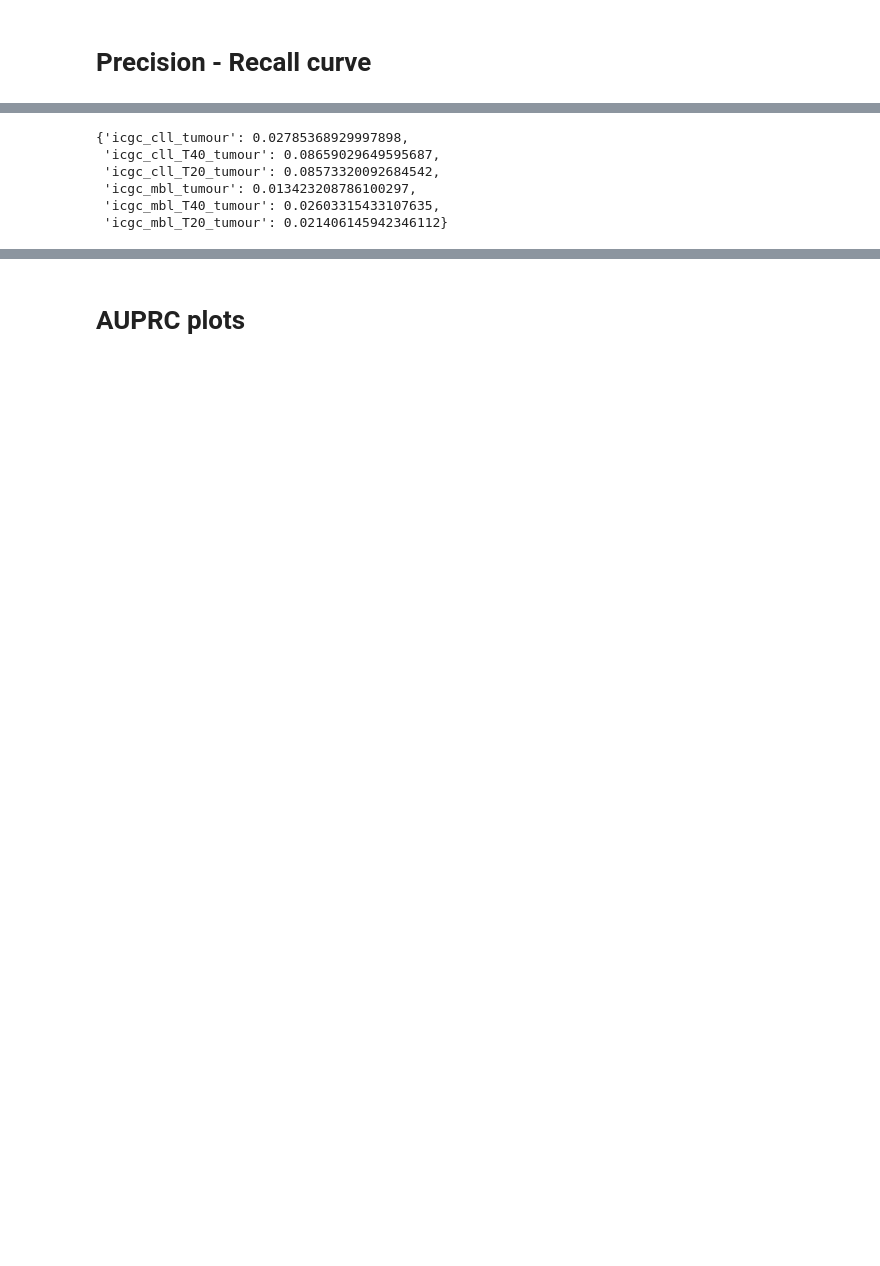
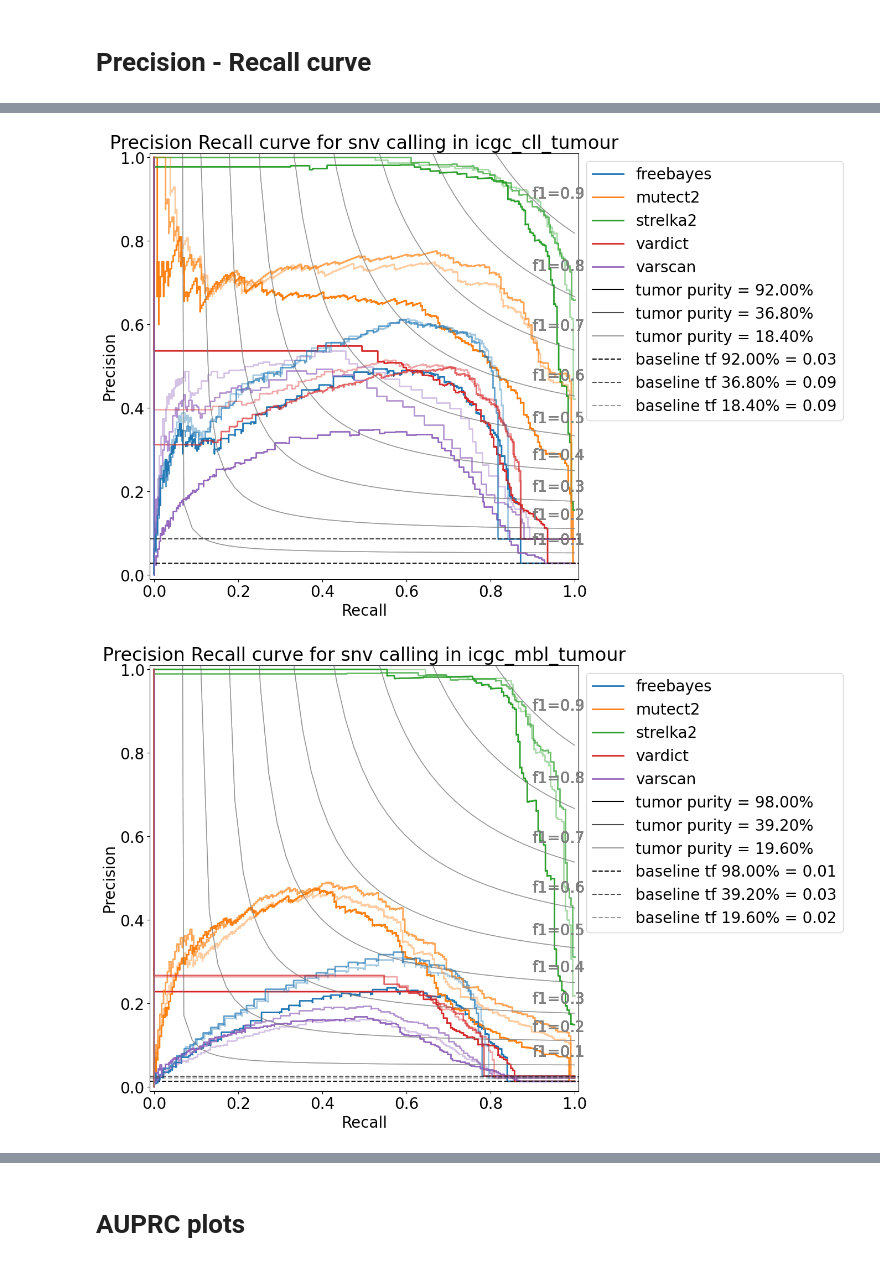
Before and after one commit to hanaecarrie/cfdna_snv_benchmark, a Jupyter notebook: notebooks/tissue_biopsy_benchmark.ipynb, the cells around one changed output, grey strips where cells are left out. Drawn from its saved outputs; the diff is of its cells as text; code cells hidden in the pictures; blank space fills up the shorter version.

Commit message:
[refrac]: present results benchamrk tissue

```diff
--- a/notebooks/tissue_biopsy_benchmark.ipynb
+++ b/notebooks/tissue_biopsy_benchmark.ipynb
@@ -29,10 +32,10 @@ Current working directory: /Users/hanae/Repositories/cfdna_snv_benchmark
 config = Config("config/", "config_viz.yaml")
 set_display_params(config)
 
-fraction_list = ['', '_T40', '_T20'] # tumor purity 100%, 40% and 20%
-f_list = [1, 0.4, 0.2]
-samples = ['icgc_cll_tumour' , 'icgc_mbl_tumour']
-purity_dict = {'icgc_cll_tumour': 0.92,  'icgc_mbl_tumour': 0.98} # source: Weitai
 color_dict = {config.methods[i]: config.colors[i] for i in range(len(config.methods))}
+alpha_dict = dict(zip(config.tissuebenchmark.fractions, [1-i*0.3 for i in range(len(config.tissuebenchmark.fractions))]))
+
+print(color_dict)
+print(alpha_dict)
 # %% [output]
 <utils.config.Config object at 0x...>
@@ -38,0 +44,4 @@ color_dict = {config.methods[i]: config.colors[i] for i in range(len(config.meth
+# %%
+df_table = get_call_table_tissue(config)
+print(df_table.shape)
+df_table.head()
@@ -114,9 +74,32 @@ Index: []
-# %%
-baseline_dict
-# %% [output]
-{'icgc_cll_tumour': 0.02785368929997898,
- 'icgc_cll_T40_tumour': 0.08659029649595687,
- 'icgc_cll_T20_tumour': 0.08573320092684542,
- 'icgc_mbl_tumour': 0.013423208786100297,
- 'icgc_mbl_T40_tumour': 0.02603315433107635,
- 'icgc_mbl_T20_tumour': 0.021406145942346112}
+# %%
+for muttype in config.muttype:
+    for i, sample in enumerate(config.tissuebenchmark.samples):
+        fig, ax = plt.subplots(figsize=(10,10))
+        baseline_dict = {}
+        for f in config.tissuebenchmark.fractions:
+            for method in config.tissuebenchmark.methods:
+                #print(muttype, sample, f, method)
+                vcf_sample = df_table[(df_table['sample'] == sample) & (df_table['mutation type'] == muttype) & (df_table['purity'] == round(config.tissuebenchmark.purities[i]*f, 2))]
+                df_sample_method = vcf_sample[[method+'_score', 'TRUTH']]
+                df_sample_method[method + '_score'].fillna(0, inplace=True)
+                precision, recall, thresholds = precision_recall_curve(df_sample_method['TRUTH'], df_sample_method[method + '_score'])
+                f1 = f1_score(vcf_sample['TRUTH'], vcf_sample[method])
+                estimator_name = method if f == 1 else ''
+                plot_pr_curve(precision, recall, estimator_name=estimator_name, f1_score=None, figax=(fig, ax), kwargs={'color':color_dict[method], 'alpha':alpha_dict[f], 'lw':2})
+                baseline_dict[f] = len(vcf_sample['TRUTH'][vcf_sample['TRUTH']])/len(vcf_sample['TRUTH'])
+            plt.axhline(y=baseline_dict[f], c='k', ls='--', alpha=alpha_dict[f])
+        handles, labels = plt.gca().get_legend_handles_labels()
+        list_lines = [Line2D([0], [0], color='black', alpha=alpha_dict[f], label='tumor purity = {:.2f}%'.format(round(100*config.tissuebenchmark.purities[i]*f, 2))) for f in config.tissuebenchmark.fractions]
+        legend_list = handles + list_lines + [Line2D([0], [0], color='black', ls='--', alpha=alpha_dict[f], label="baseline tf {:.2f}% = {:.2f}".format(round(100*config.tissuebenchmark.purities[i]*f, 2), baseline_dict[f])) for f in config.tissuebenchmark.fractions]
+        # Creating legend with color box
+        plt.legend(bbox_to_anchor=(1, 1), loc="upper left", handles=legend_list)
+        plt.title("Precision Recall curve for {} calling in {}".format(muttype, sample))
+        #plt.loglog()
+        plt.xlim([-0.01, 1.01])
+        plt.ylim([-0.01, 1.01])
+        #plt.savefig('figures/tissue_benchmark/'+sample+'_'+muttype+'_prcurve',  bbox_inches='tight')
+
+#baseline_dict
+# %% [output]
+[figure, added]
+[figure, added]
```
Also changed, not shown: parts of 18 cells of this notebook, 4 other files.
